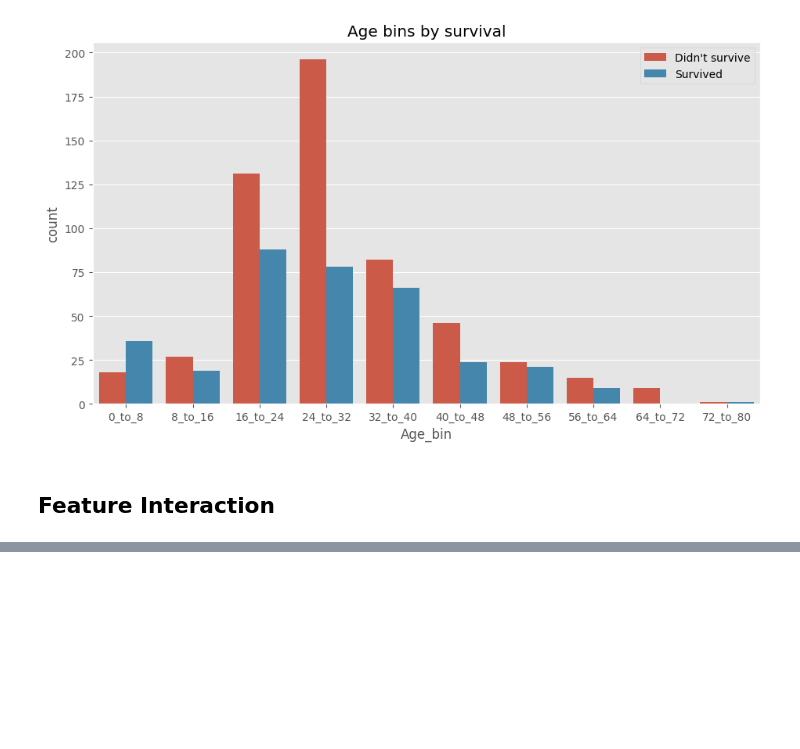
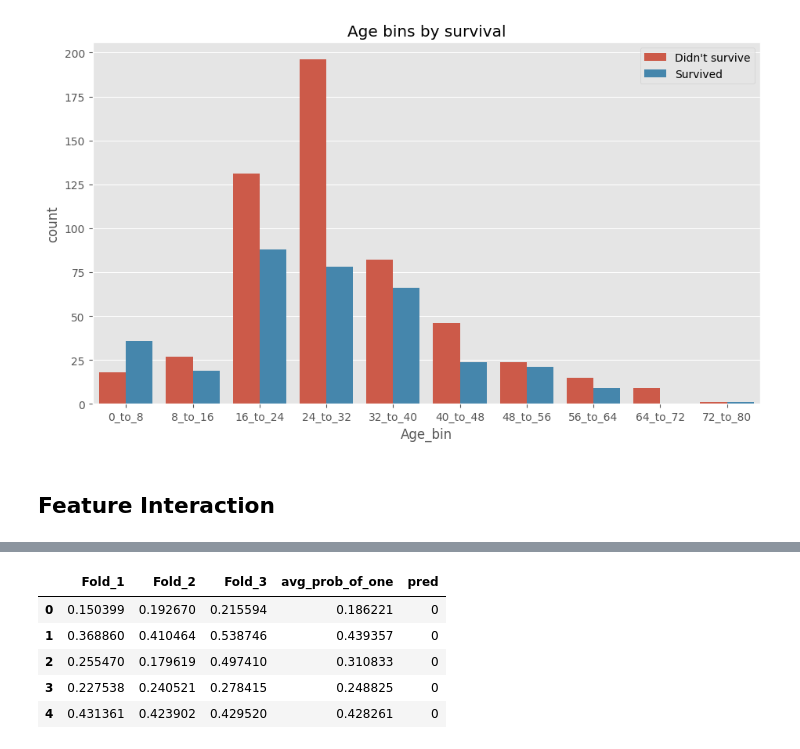
Before and after one commit to GitHarsh19/titanic_practice, a Jupyter notebook: Titanic_XGBoost.ipynb, the cells around one changed output, grey strips where cells are left out. Saved outputs shown, nothing was run; the diff lists cells and outputs as text; code cells hidden in the pictures; blank space fills up the shorter version.

```diff
--- a/Titanic_XGBoost.ipynb
+++ b/Titanic_XGBoost.ipynb
@@ -757,0 +1012,2 @@ TypeError: can only concatenate str (not "int") to str
+# %%
+X_train, X_val, y_train, y_val = train_test_split(train[features], train['Survived'], train_size = 0.7, random_state = seed)
@@ -757,0 +1027,2 @@ TypeError: can only concatenate str (not "int") to str
+# %%
+skf = StratifiedKFold(n_splits=N, shuffle=True, random_state=seed)
@@ -757,0 +1083,3 @@ TypeError: can only concatenate str (not "int") to str
+# %%
+test_probs_of_one['avg_prob_of_one']=(test_probs_of_one.sum(axis=1)/N)
+test_probs_of_one.head()
@@ -757,0 +1093,11 @@ TypeError: can only concatenate str (not "int") to str
+# %%
+threshold= 0.5
+test_probs_of_one['pred']= test_probs_of_one['avg_prob_of_one'].apply(lambda x: 1 if x>= threshold else 0)
+test_probs_of_one.head()
+# %% [output]
+|  | Fold_1 | Fold_2 | Fold_3 | avg_prob_of_one | pred |
+| 0 | 0.150399 | 0.192670 | 0.215594 | 0.186221 | 0 |
+| 1 | 0.368860 | 0.410464 | 0.538746 | 0.439357 | 0 |
+| 2 | 0.255470 | 0.179619 | 0.497410 | 0.310833 | 0 |
+| 3 | 0.227538 | 0.240521 | 0.278415 | 0.248825 | 0 |
+| 4 | 0.431361 | 0.423902 | 0.429520 | 0.428261 | 0 |
```
Also changed, not shown: parts of 32 cells of this notebook, 3 other files.
